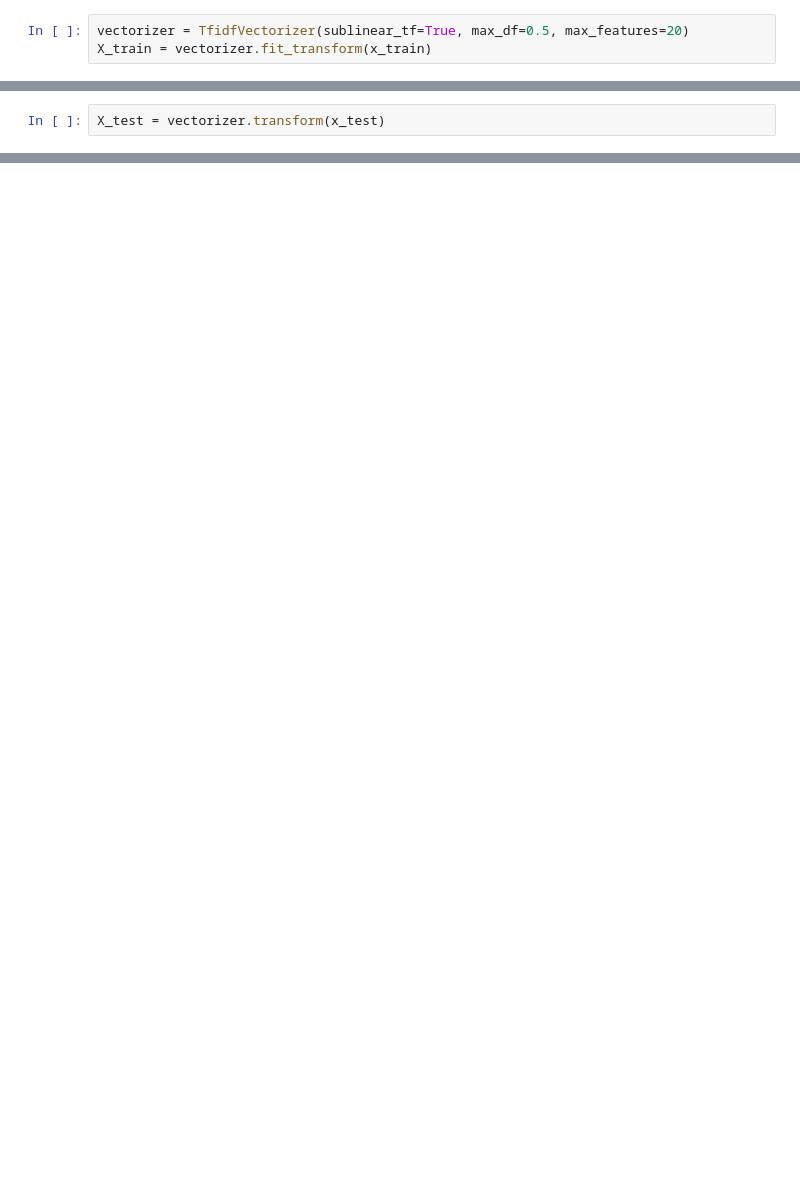
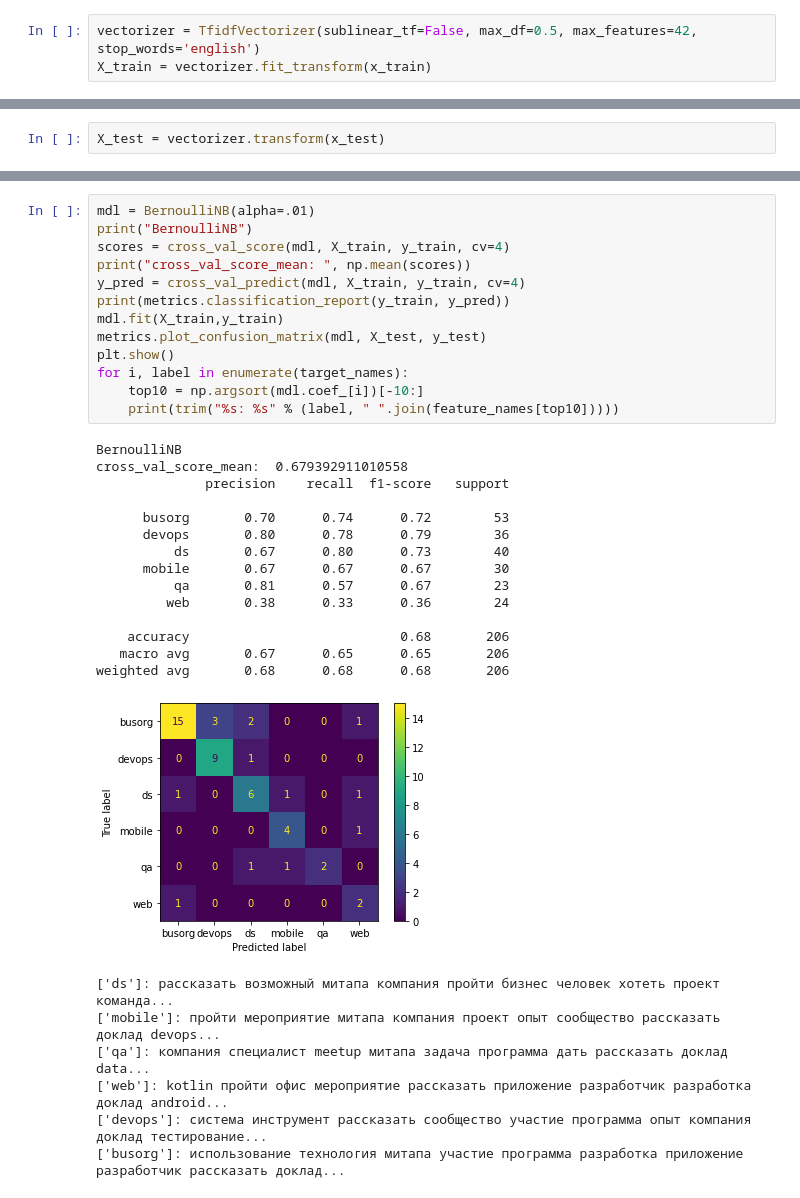
Before and after one commit to developeum/project, a Jupyter notebook: Events_classification.ipynb, the cells around one changed output, grey strips where cells are left out. Drawn from its saved outputs; the diff is of its cells as text; blank space fills up the shorter version.

```diff
--- a/Events_classification.ipynb
+++ b/Events_classification.ipynb
@@ -22,3 +38,3 @@ x_train, x_test, y_train, y_test = train_test_split(X, y, train_size=0.8, random
 # %%
-vectorizer = TfidfVectorizer(sublinear_tf=True, max_df=0.5, max_features=20)
+vectorizer = TfidfVectorizer(sublinear_tf=False, max_df=0.5, max_features=42, stop_words='english')
 X_train = vectorizer.fit_transform(x_train)
@@ -171,0 +119,35 @@ array([0.6       , 0.64285714])
+# %%
+mdl = BernoulliNB(alpha=.01)
+print("BernoulliNB")
+scores = cross_val_score(mdl, X_train, y_train, cv=4)
+print("cross_val_score_mean: ", np.mean(scores))
+y_pred = cross_val_predict(mdl, X_train, y_train, cv=4)
+print(metrics.classification_report(y_train, y_pred))
+mdl.fit(X_train,y_train)
+metrics.plot_confusion_matrix(mdl, X_test, y_test)
+plt.show()
+for i, label in enumerate(target_names):
+    top10 = np.argsort(mdl.coef_[i])[-10:]
+    print(trim("%s: %s" % (label, " ".join(feature_names[top10]))))
+# %% [output]
+BernoulliNB
+cross_val_score_mean:  0.679392911010558
+              precision    recall  f1-score   support
+
+      busorg       0.70      0.74      0.72        53
+      devops       0.80      0.78      0.79        36
+          ds       0.67      0.80      0.73        40
+      mobile       0.67      0.67      0.67        30
+          qa       0.81      0.57      0.67        23
+         web       0.38      0.33      0.36        24
+
+    accuracy                           0.68       206
+   macro avg       0.67      0.65      0.65       206
+weighted avg       0.68      0.68      0.68       206
+[figure, added]
+['ds']: рассказать возможный митапа компания пройти бизнес человек хотеть проект команда...
+['mobile']: пройти мероприятие митапа компания проект опыт сообщество рассказать доклад devops...
+['qa']: компания специалист meetup митапа задача программа дать рассказать доклад data...
+['web']: kotlin пройти офис мероприятие рассказать приложение разработчик разработка доклад android...
+['devops']: система инструмент рассказать сообщество участие программа опыт компания доклад тестирование...
+['busorg']: использование технология митапа участие программа разработка приложение разработчик рассказать доклад...
```
Also changed, not shown: parts of 17 cells of this notebook, 2 other files.
